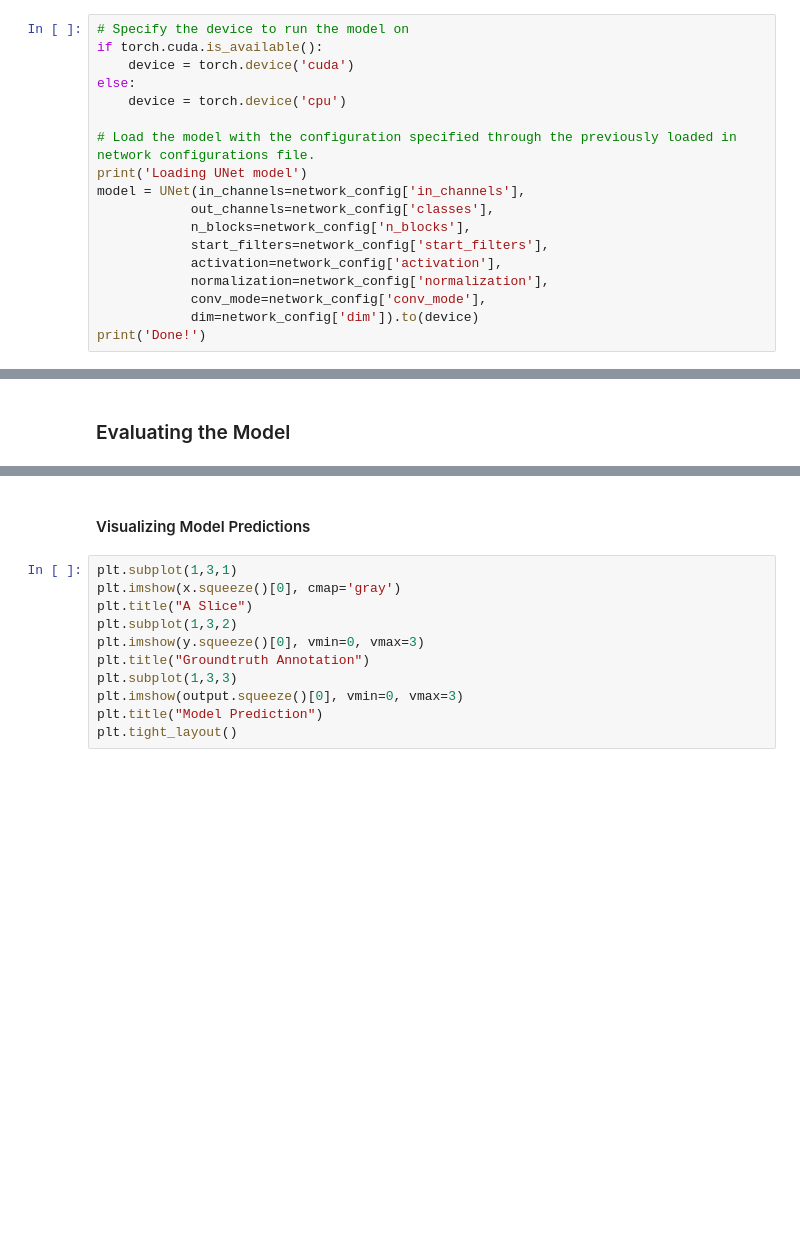
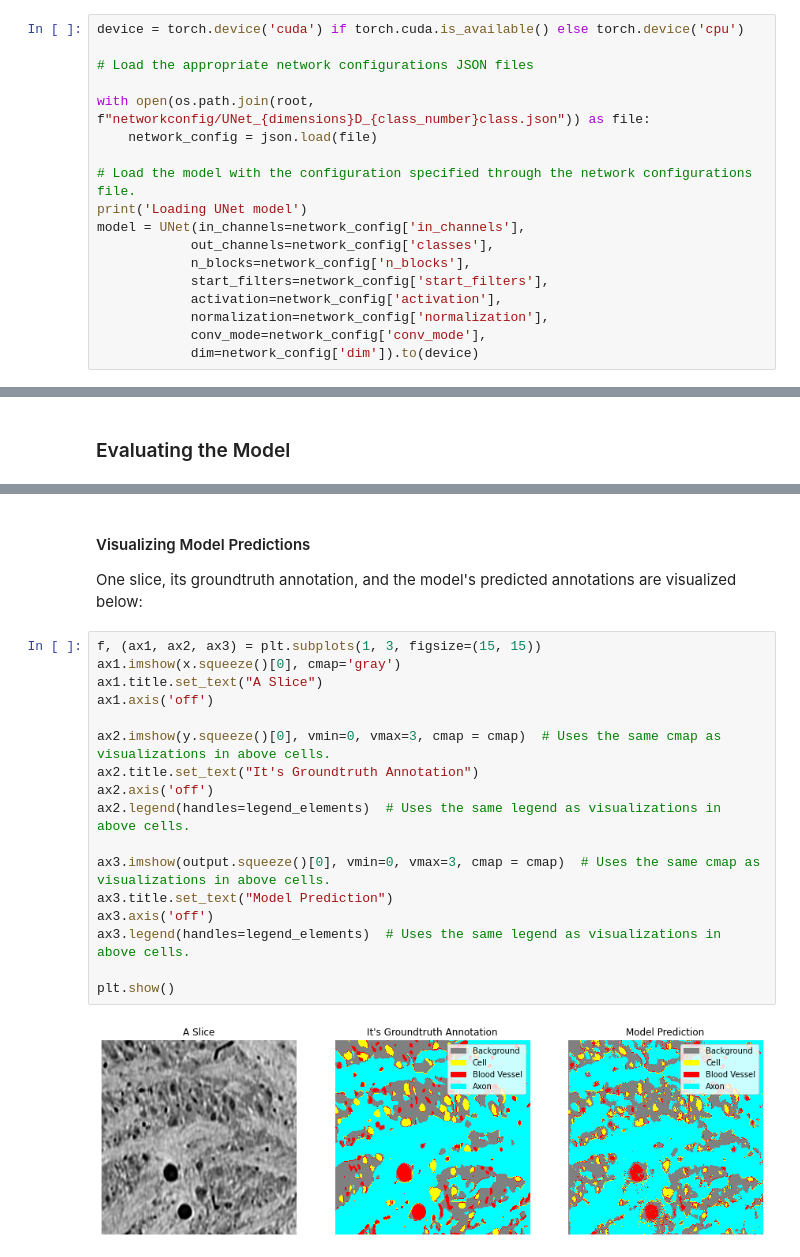
Before and after one commit to im-a-jin/MTNeuro, a Jupyter notebook: notebooks/task2_getting_started.ipynb, the cells around one changed output, grey strips where cells are left out. Cells and saved outputs as stored; diff of their text form; blank space fills up the shorter version.

```diff
--- a/notebooks/task2_getting_started.ipynb
+++ b/notebooks/task2_getting_started.ipynb
@@ -332,11 +240,12 @@ For this notebook, we use the [U-Net](https://github.com/johschmidt42/PyTorch-2D
 # %%
-# Specify the device to run the model on
-if torch.cuda.is_available():
-    device = torch.device('cuda')
-else:
-    device = torch.device('cpu')
+device = torch.device('cuda') if torch.cuda.is_available() else torch.device('cpu')
 
-# Load the model with the configuration specified through the previously loaded in network configurations file.
+# Load the appropriate network configurations JSON files
+
+with open(os.path.join(root, f"networkconfig/UNet_{dimensions}D_{class_number}class.json")) as file:
+    network_config = json.load(file)
+
+# Load the model with the configuration specified through the network configurations file.
 print('Loading UNet model')
 model = UNet(in_channels=network_config['in_channels'],
             out_channels=network_config['classes'],
@@ -346,6 +255,5 @@ model = UNet(in_channels=network_config['in_channels'],
             normalization=network_config['normalization'],
             conv_mode=network_config['conv_mode'],
             dim=network_config['dim']).to(device)
-print('Done!')
 # %% [output]
 Loading UNet model
@@ -422,17 +339,27 @@ for i, (x, y) in batch_iter:
         tn_tot = torch.vstack((tn_tot,tn))
 # %% [markdown]
 #### Visualizing Model Predictions
+
+One slice, its groundtruth annotation, and the model's predicted annotations are visualized below:
 # %%
-plt.subplot(1,3,1)
-plt.imshow(x.squeeze()[0], cmap='gray')
-plt.title("A Slice")
-plt.subplot(1,3,2)
-plt.imshow(y.squeeze()[0], vmin=0, vmax=3)
-plt.title("Groundtruth Annotation")
-plt.subplot(1,3,3)
-plt.imshow(output.squeeze()[0], vmin=0, vmax=3)
-plt.title("Model Prediction")
-plt.tight_layout()
+f, (ax1, ax2, ax3) = plt.subplots(1, 3, figsize=(15, 15))
+ax1.imshow(x.squeeze()[0], cmap='gray')
+ax1.title.set_text("A Slice")
+ax1.axis('off')
+
+ax2.imshow(y.squeeze()[0], vmin=0, vmax=3, cmap = cmap)  # Uses the same cmap as visualizations in above cells.
+ax2.title.set_text("It's Groundtruth Annotation")
+ax2.axis('off')
+ax2.legend(handles=legend_elements)  # Uses the same legend as visualizations in above cells.
+
+ax3.imshow(output.squeeze()[0], vmin=0, vmax=3, cmap = cmap)  # Uses the same cmap as visualizations in above cells.
+ax3.title.set_text("Model Prediction")
+ax3.axis('off')
+ax3.legend(handles=legend_elements)  # Uses the same legend as visualizations in above cells.
+
+plt.show()
+# %% [output]
+[figure, added]
 # %% [markdown]
 #### Calculating Performance Metrics
 
```
Also changed, not shown: parts of 39 cells of this notebook, 1 other file.
